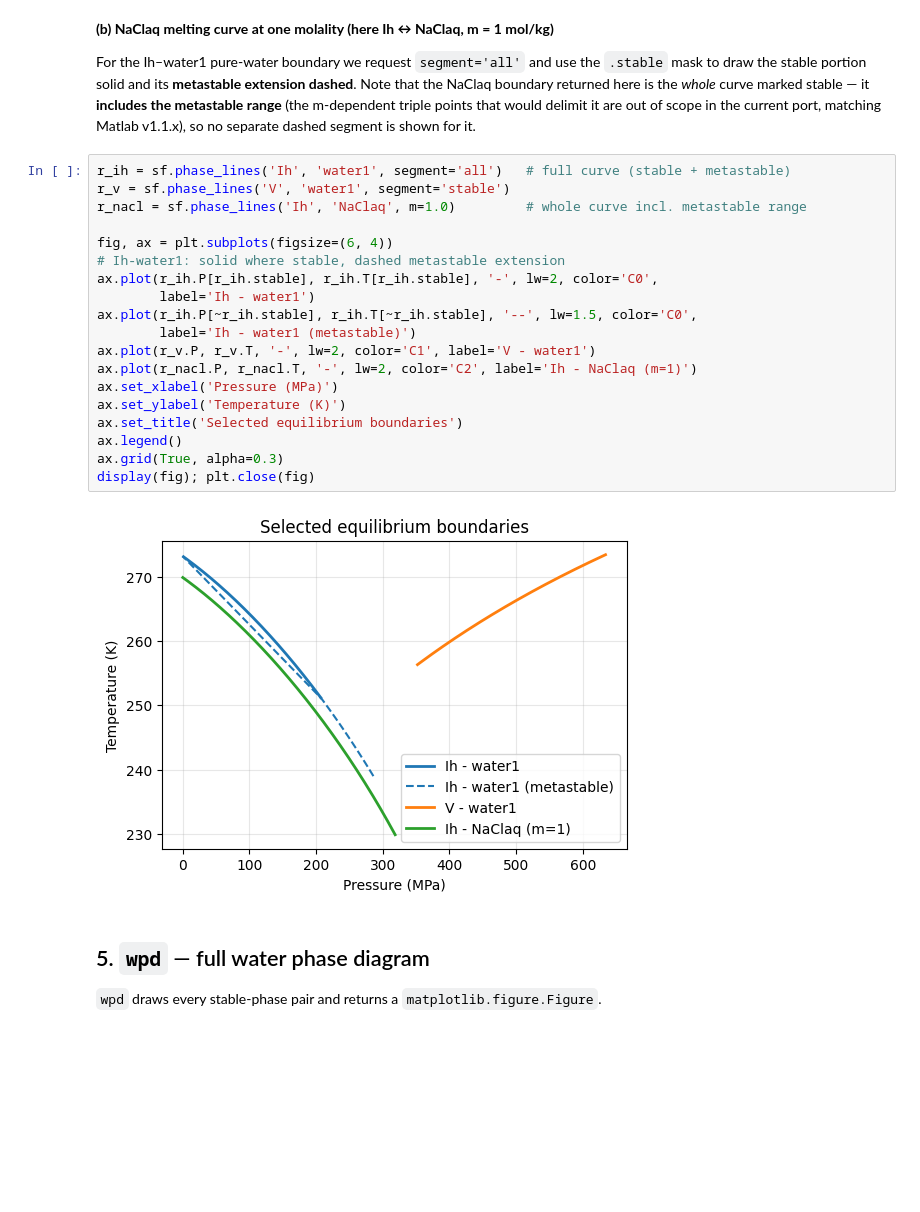
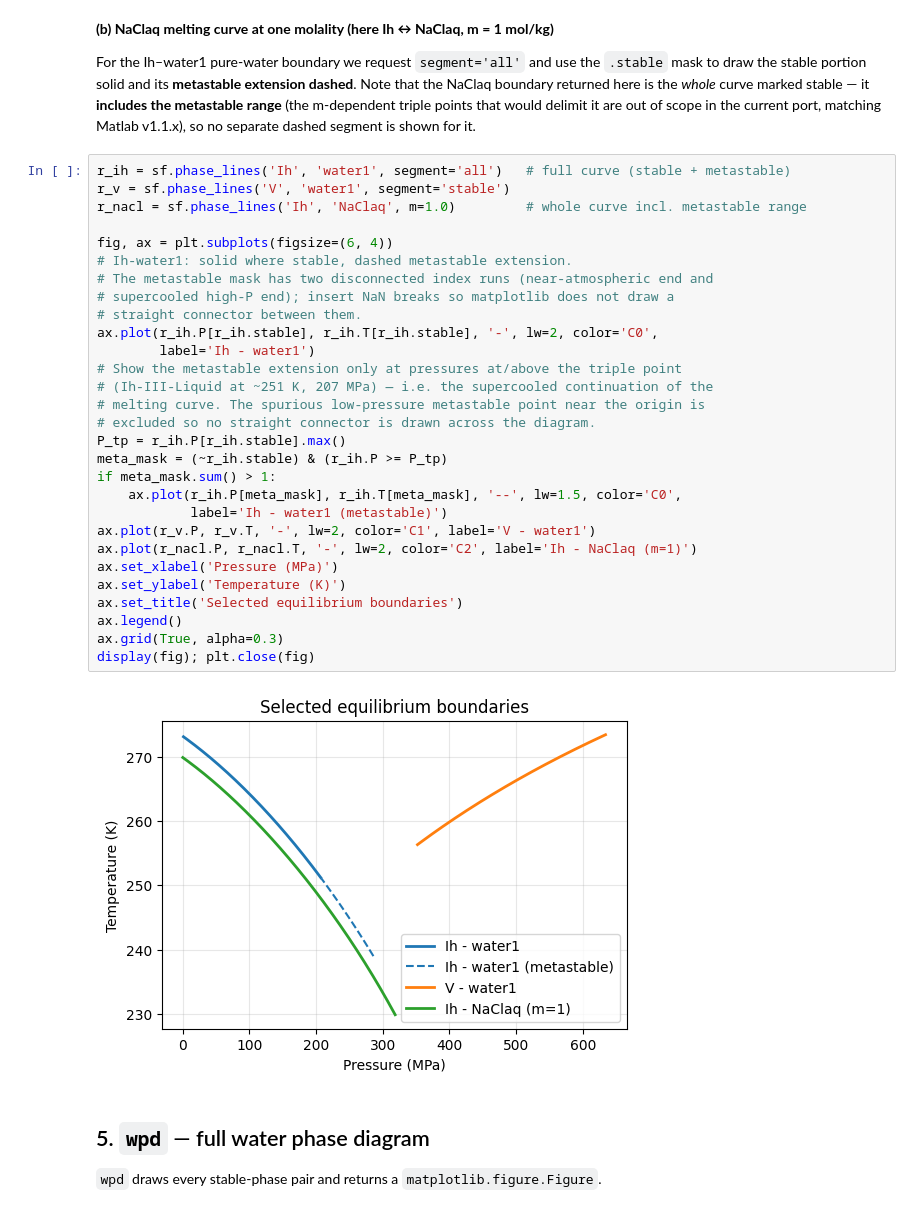
Before and after one commit to Bjournaux/SeaFreeze, a Jupyter notebook: Python/SeaFreeze_examples.ipynb, the cells around one changed output. Cells and saved outputs as stored; diff of their text form; blank space fills up the shorter version.

Commit message:
update to example locatio in matlab and metastable plot

```diff
--- a/Python/SeaFreeze_examples.ipynb
+++ b/Python/SeaFreeze_examples.ipynb
@@ -219,24 +219,34 @@ Matlab v1.1.x), so no separate dashed segment is shown for it.
 # %%
 r_ih = sf.phase_lines('Ih', 'water1', segment='all')   # full curve (stable + metastable)
 r_v = sf.phase_lines('V', 'water1', segment='stable')
 r_nacl = sf.phase_lines('Ih', 'NaClaq', m=1.0)         # whole curve incl. metastable range
 
 fig, ax = plt.subplots(figsize=(6, 4))
-# Ih-water1: solid where stable, dashed metastable extension
+# Ih-water1: solid where stable, dashed metastable extension.
+# The metastable mask has two disconnected index runs (near-atmospheric end and
+# supercooled high-P end); insert NaN breaks so matplotlib does not draw a
+# straight connector between them.
 ax.plot(r_ih.P[r_ih.stable], r_ih.T[r_ih.stable], '-', lw=2, color='C0',
         label='Ih - water1')
-ax.plot(r_ih.P[~r_ih.stable], r_ih.T[~r_ih.stable], '--', lw=1.5, color='C0',
-        label='Ih - water1 (metastable)')
+# Show the metastable extension only at pressures at/above the triple point
+# (Ih-III-Liquid at ~251 K, 207 MPa) — i.e. the supercooled continuation of the
+# melting curve. The spurious low-pressure metastable point near the origin is
+# excluded so no straight connector is drawn across the diagram.
+P_tp = r_ih.P[r_ih.stable].max()
+meta_mask = (~r_ih.stable) & (r_ih.P >= P_tp)
+if meta_mask.sum() > 1:
+    ax.plot(r_ih.P[meta_mask], r_ih.T[meta_mask], '--', lw=1.5, color='C0',
+            label='Ih - water1 (metastable)')
 ax.plot(r_v.P, r_v.T, '-', lw=2, color='C1', label='V - water1')
 ax.plot(r_nacl.P, r_nacl.T, '-', lw=2, color='C2', label='Ih - NaClaq (m=1)')
 ax.set_xlabel('Pressure (MPa)')
 ax.set_ylabel('Temperature (K)')
 ax.set_title('Selected equilibrium boundaries')
 ax.legend()
 ax.grid(True, alpha=0.3)
 display(fig); plt.close(fig)
 # %% [output]
-[figure, old version]
+[figure, new version]
 # %% [markdown]
 ## 5. `wpd` — full water phase diagram
 
```
Also changed, not shown: 3 other files.
